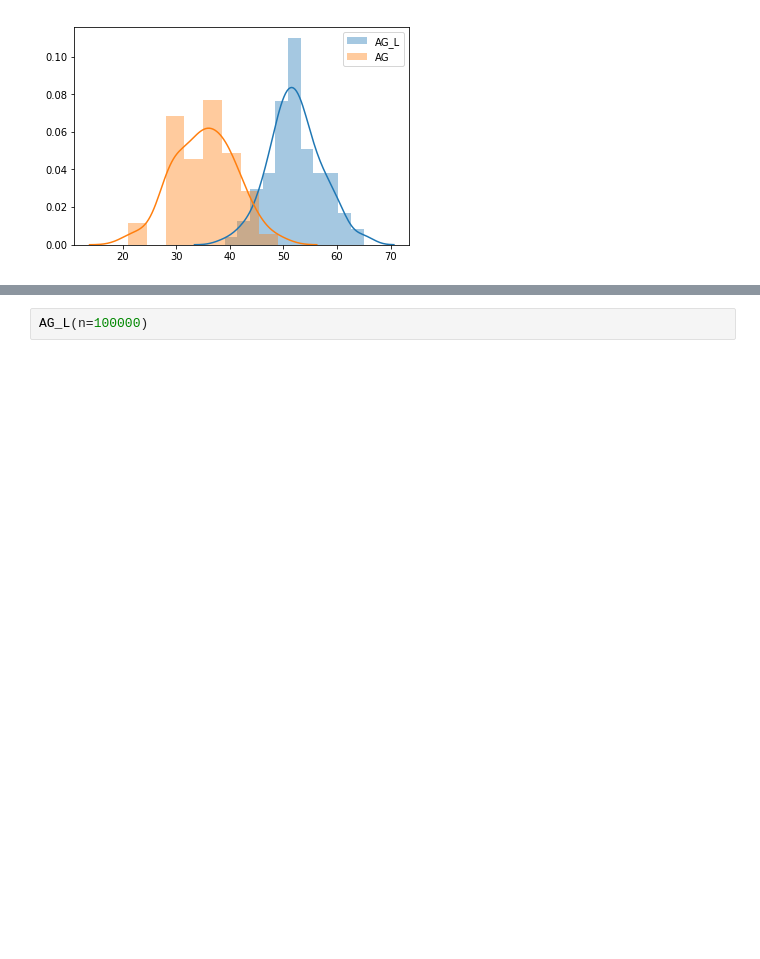
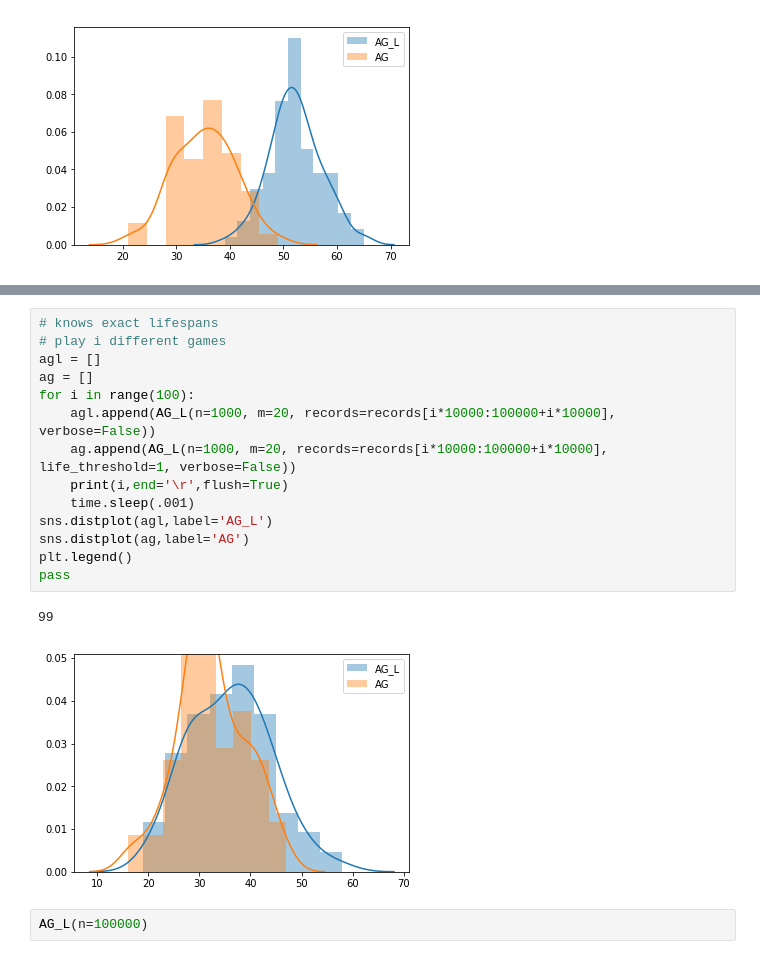
Before and after one commit to ShrekFelix/Reducing-Exploration-of-Dying-Arms-in-Mortal-Bandits, a Jupyter notebook: optimal exploration for mortal MAB.ipynb, the cells around one changed output, grey strips where cells are left out. Cells and saved outputs as stored; diff of their text form; blank space fills up the shorter version.

```diff
--- a/optimal exploration for mortal MAB.ipynb
+++ b/optimal exploration for mortal MAB.ipynb
@@ -455,3 +451,20 @@ max expectation: 0.06087877183695077
+# %%
+# knows exact lifespans
+# play i different games
+agl = []
+ag = []
+for i in range(100):
+    agl.append(AG_L(n=1000, m=20, records=records[i*10000:100000+i*10000], verbose=False))
+    ag.append(AG_L(n=1000, m=20, records=records[i*10000:100000+i*10000], life_threshold=1, verbose=False))
+    print(i,end='\r',flush=True)
+    time.sleep(.001)
+sns.distplot(agl,label='AG_L')
+sns.distplot(ag,label='AG')
+plt.legend()
+pass
+# %% [output]
+99
+[figure, added]
 # %%
 AG_L(n=100000)
 # %% [output]
```
Also changed, not shown: parts of 18 cells of this notebook.
